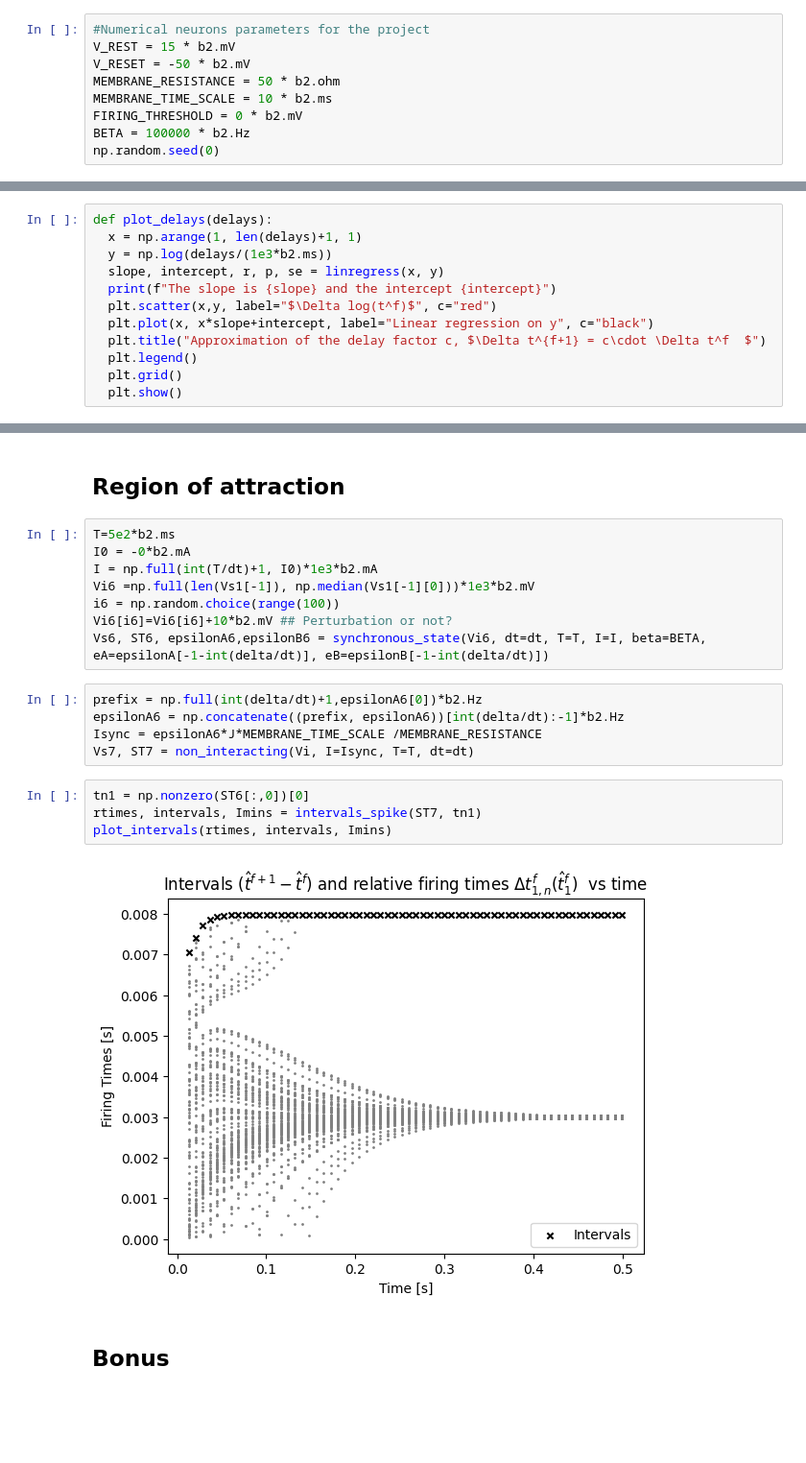
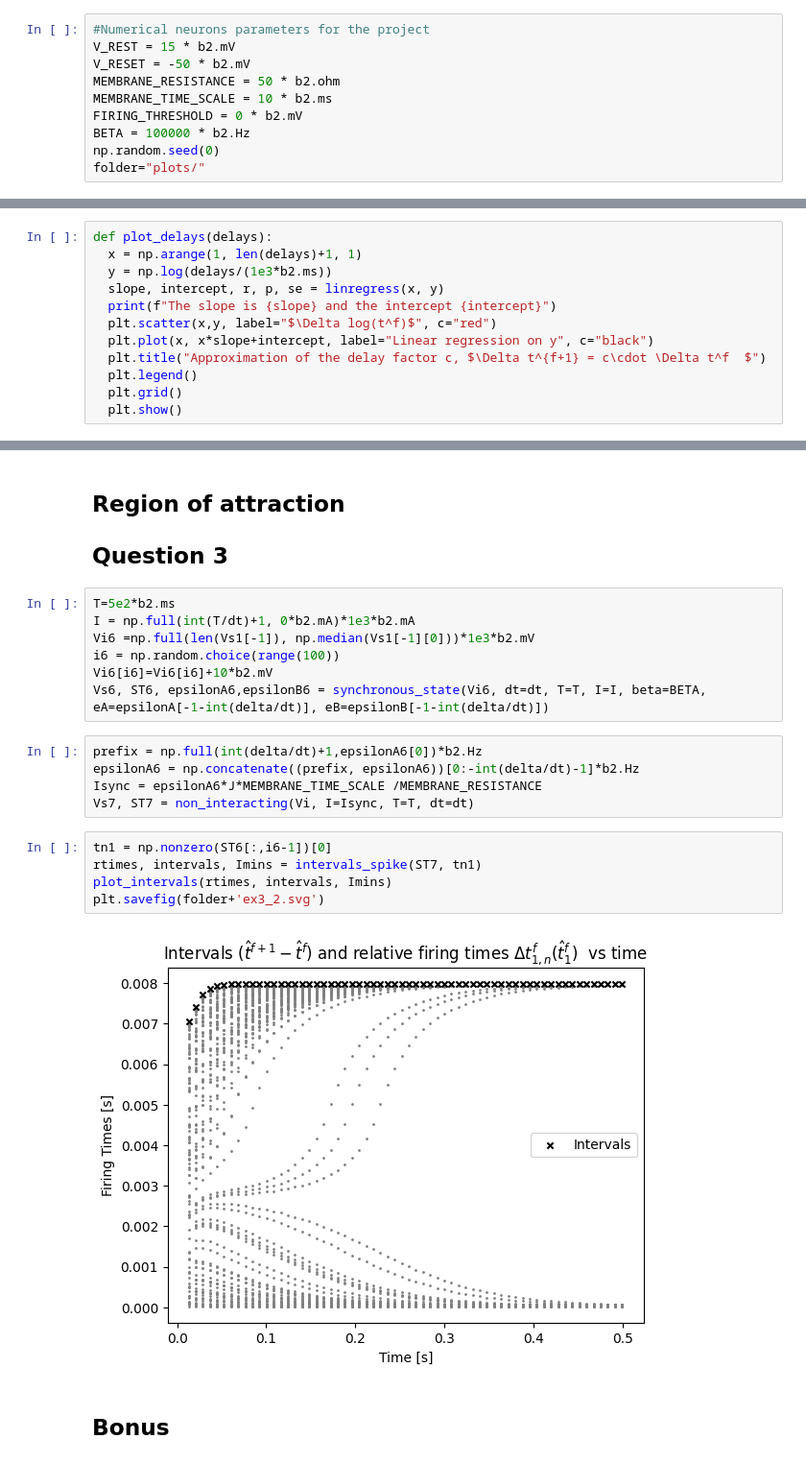
Before and after one commit to NicolasRR/SSHNeurons, a Jupyter notebook: Notebook.ipynb, the cells around one changed output, grey strips where cells are left out. Shown at 96% size. Saved outputs shown, nothing was run; the diff lists cells and outputs as text; blank space fills up the shorter version.

```diff
--- a/Notebook.ipynb
+++ b/Notebook.ipynb
@@ -36,6 +36,7 @@ MEMBRANE_TIME_SCALE = 10 * b2.ms
 FIRING_THRESHOLD = 0 * b2.mV
 BETA = 100000 * b2.Hz
 np.random.seed(0)
+folder="plots/"
 # %%
 def Iext(t, I0 = 0.5 * b2.mamp, w = 100*b2.Hz, dt=b2.ms):
     return I0*(1+np.sin(w*t*dt))
@@ -339,24 +359,25 @@ The slope is -0.12515436638272606 and the intercept -6.704569538106403
 # %% [markdown]
 ## Region of attraction
+## Question 3
 # %%
 T=5e2*b2.ms
-I0 = -0*b2.mA
-I = np.full(int(T/dt)+1, I0)*1e3*b2.mA
+I = np.full(int(T/dt)+1, 0*b2.mA)*1e3*b2.mA
 Vi6 =np.full(len(Vs1[-1]), np.median(Vs1[-1][0]))*1e3*b2.mV
 i6 = np.random.choice(range(100))
-Vi6[i6]=Vi6[i6]+10*b2.mV ## Perturbation or not?
+Vi6[i6]=Vi6[i6]+10*b2.mV
 Vs6, ST6, epsilonA6,epsilonB6 = synchronous_state(Vi6, dt=dt, T=T, I=I, beta=BETA, eA=epsilonA[-1-int(delta/dt)], eB=epsilonB[-1-int(delta/dt)])
 # %%
 prefix = np.full(int(delta/dt)+1,epsilonA6[0])*b2.Hz
-epsilonA6 = np.concatenate((prefix, epsilonA6))[int(delta/dt):-1]*b2.Hz
+epsilonA6 = np.concatenate((prefix, epsilonA6))[0:-int(delta/dt)-1]*b2.Hz
 Isync = epsilonA6*J*MEMBRANE_TIME_SCALE /MEMBRANE_RESISTANCE
 Vs7, ST7 = non_interacting(Vi, I=Isync, T=T, dt=dt)
 # %%
-tn1 = np.nonzero(ST6[:,0])[0]
+tn1 = np.nonzero(ST6[:,i6-1])[0]
 rtimes, intervals, Imins = intervals_spike(ST7, tn1)
 plot_intervals(rtimes, intervals, Imins)
+plt.savefig(folder+'ex3_2.svg')
 # %% [output]
-[figure, old version]
+[figure, new version]
 # %% [markdown]
 ## Bonus
 # %%
```
Also changed, not shown: parts of 19 cells of this notebook.
